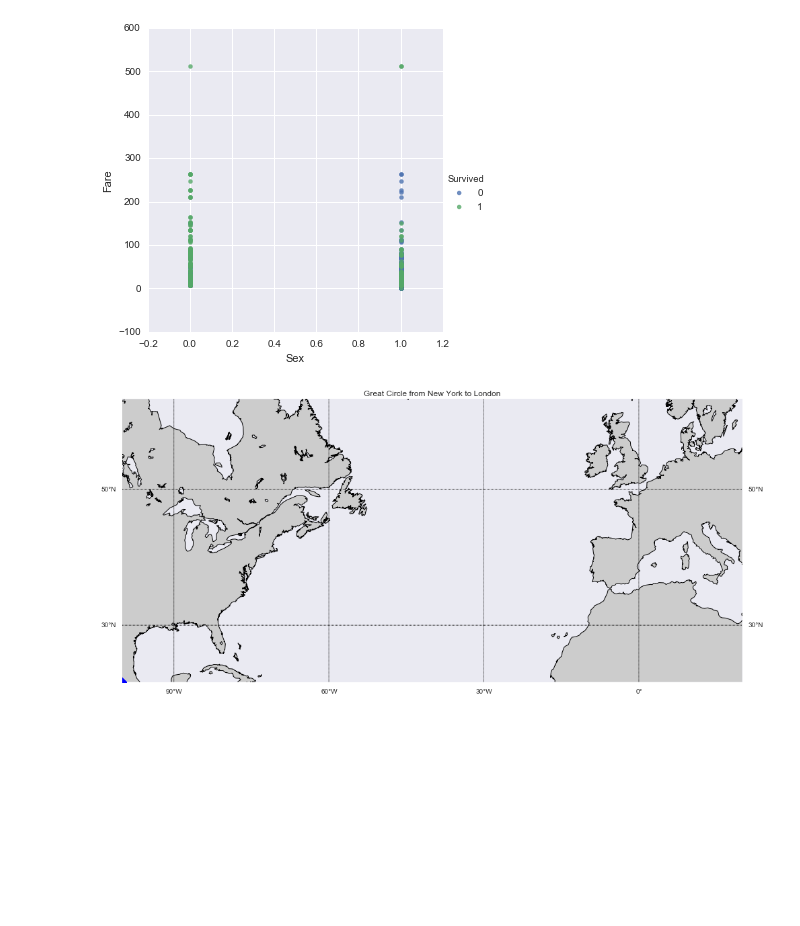
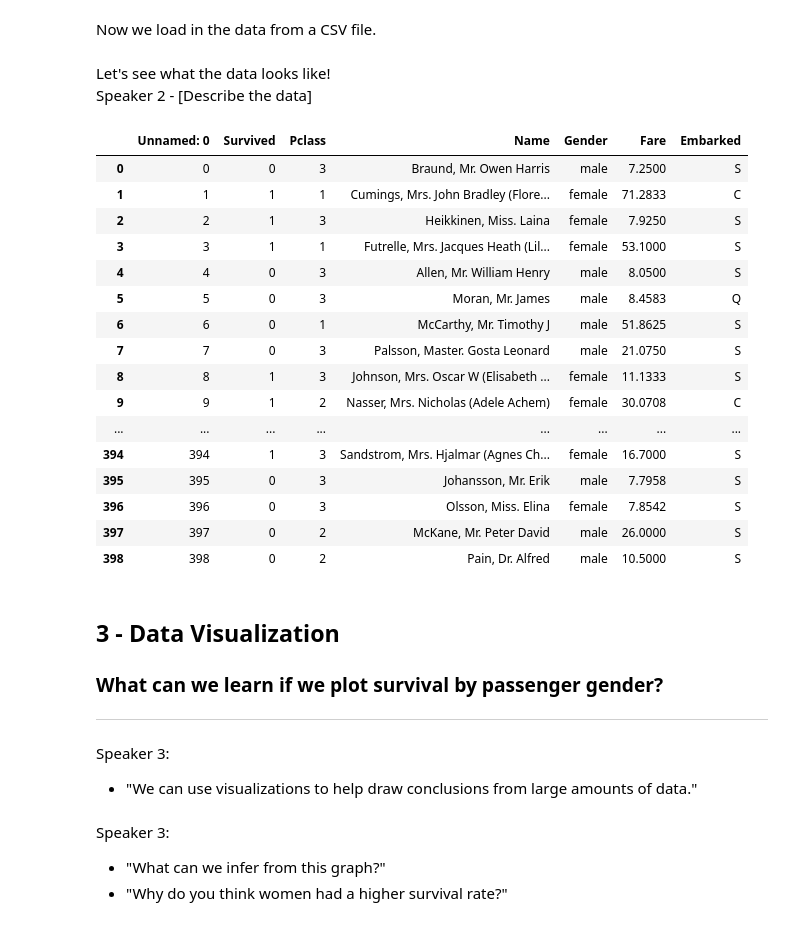
Before and after one commit to JRigelo/HelloWorld_GoogleFiberDay, a Jupyter notebook: Data_Science_Presentation_1.ipynb, the cells around one changed output. Saved outputs shown, nothing was run; the diff lists cells and outputs as text; code cells hidden in the pictures; blank space fills up the shorter version.

```diff
--- a/Data_Science_Presentation_1.ipynb
+++ b/Data_Science_Presentation_1.ipynb
@@ -30,33 +36,35 @@ data['Sex'] = data['Sex'].map({'male': 1, 'female': 0})
-# %%
-seaborn.lmplot(x='Sex', y='Fare', fit_reg=False, hue='Survived', data=data)
-seaborn.plt.show()
-# %% [output]
-[figure, removed]
-# %%
-fig=plt.figure(figsize=(16, 16))
-ax=fig.add_axes([0.1,0.1,0.8,0.8])
-# setup mercator map projection.
-m = Basemap(llcrnrlon=-100.,llcrnrlat=20.,urcrnrlon=20.,urcrnrlat=60.,\
-            rsphere=(6378137.00,6356752.3142),\
-            resolution='l',projection='merc',\
-            lat_0=40.,lon_0=-20.,lat_ts=20.)
-
-lats = [50.9097,53.8758499, 54.2894659, 55.2333142,
-54.9846137,54.7064869, 51.5296651, 51.5536226, 51.7653115, 52.1625237,
-52.5809163, 52.9393892]
-
-lons = [1.4044, -9.9621948, -8.9583439, -7.6770179, -8.3771698,
--8.7406732, -8.9529546, -9.7907148, -10.1531573, -10.4099873,
--9.8456417, -9.4344939]
-m.plot(lats, lons, 'D-', markersize=10, linewidth=2, color='k', markerfacecolor='b')
-
-m.drawcoastlines()
-m.fillcontinents()
-# draw parallels
-m.drawparallels(np.arange(10,90,20),labels=[1,1,0,1])
-# draw meridians
-m.drawmeridians(np.arange(-180,180,30),labels=[1,1,0,1])
-ax.set_title('Great Circle from New York to London')
-plt.show()
-# %% [output]
-[figure, removed]
+# %% [markdown]
+Now we load in the data from a CSV file.
+# %%
+data = pandas.read_csv('Data/example.csv')
+# %% [markdown]
+Let's see what the data looks like!
+Speaker 2 - [Describe the data]
+# %%
+#Speaker 2 code:
+data
+# %% [output]
+|  | Unnamed: 0 | Survived | Pclass | Name | Gender | Fare | Embarked |
+| 0 | 0 | 0 | 3 | Braund, Mr. Owen Harris | male | 7.2500 | S |
+| 1 | 1 | 1 | 1 | Cumings, Mrs. John Bradley (Flore... | female | 71.2833 | C |
+| 2 | 2 | 1 | 3 | Heikkinen, Miss. Laina | female | 7.9250 | S |
+| 3 | 3 | 1 | 1 | Futrelle, Mrs. Jacques Heath (Lil... | female | 53.1000 | S |
+| 4 | 4 | 0 | 3 | Allen, Mr. William Henry | male | 8.0500 | S |
+| 5 | 5 | 0 | 3 | Moran, Mr. James | male | 8.4583 | Q |
+| 6 | 6 | 0 | 1 | McCarthy, Mr. Timothy J | male | 51.8625 | S |
+| 7 | 7 | 0 | 3 | Palsson, Master. Gosta Leonard | male | 21.0750 | S |
+| 8 | 8 | 1 | 3 | Johnson, Mrs. Oscar W (Elisabeth ... | female | 11.1333 | S |
+| 9 | 9 | 1 | 2 | Nasser, Mrs. Nicholas (Adele Achem) | female | 30.0708 | C |
+| ... | ... | ... | ... | ... | ... | ... | ... |
+| 394 | 394 | 1 | 3 | Sandstrom, Mrs. Hjalmar (Agnes Ch... | female | 16.7000 | S |
+| 395 | 395 | 0 | 3 | Johansson, Mr. Erik | male | 7.7958 | S |
+| 396 | 396 | 0 | 3 | Olsson, Miss. Elina | female | 7.8542 | S |
+| 397 | 397 | 0 | 2 | McKane, Mr. Peter David | male | 26.0000 | S |
+| 398 | 398 | 0 | 2 | Pain, Dr. Alfred | male | 10.5000 | S |
+# %% [markdown]
+## 3 - Data Visualization
+### What can we learn if we plot survival by passenger gender?
+---
+# %% [markdown]
+Speaker 3:
+* "We can use visualizations to help draw conclusions from large amounts of data."
@@ -62,0 +74,4 @@ plt.show()
+# %% [markdown]
+Speaker 3:
+* "What can we infer from this graph?"
+* "Why do you think women had a higher survival rate?"
```
Also changed, not shown: parts of 20 cells of this notebook.
